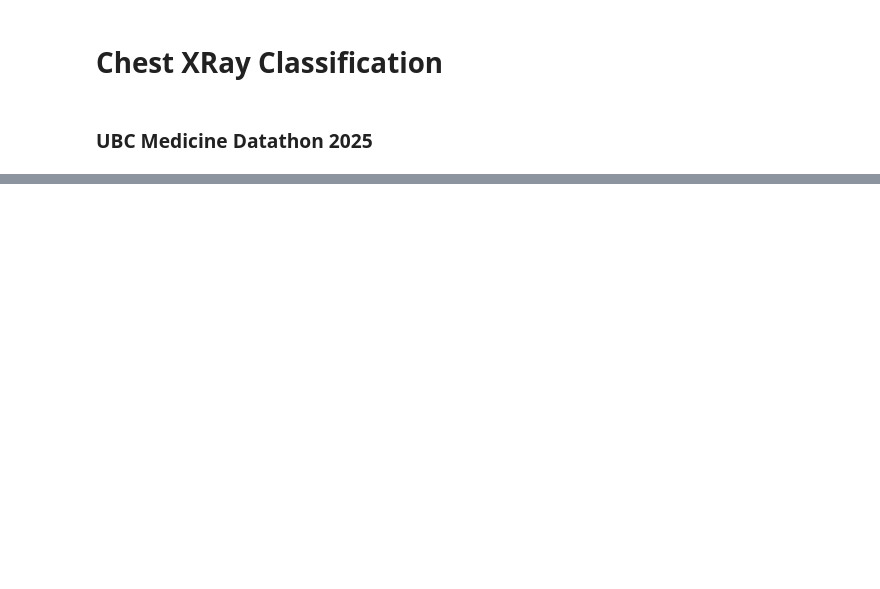
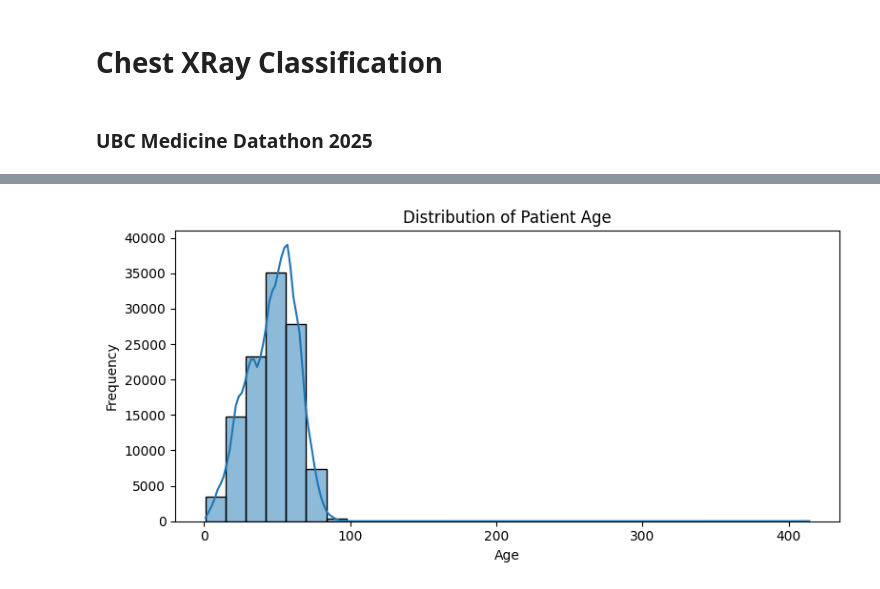
Before and after one commit to vivaanjhaveri/chest-xray, a Jupyter notebook: chest_xray.ipynb, the cells around one changed output, grey strips where cells are left out. Saved outputs shown, nothing was run; the diff lists cells and outputs as text; code cells hidden in the pictures; blank space fills up the shorter version.

```diff
--- a/chest_xray.ipynb
+++ b/chest_xray.ipynb
@@ -50,0 +131,10 @@ How can the X-ray data be efficiently represented to then be used for CAD system
+# %%
+plt.figure(figsize=(8, 4))
+sns.histplot(metadata['Patient Age'].dropna(), kde=True, bins=30)
+plt.title('Distribution of Patient Age')
+plt.xlabel('Age')
+plt.ylabel('Frequency')
+plt.tight_layout()
+plt.show()
+# %% [output]
+[figure, added]
```
Also changed, not shown: parts of 19 cells of this notebook.
